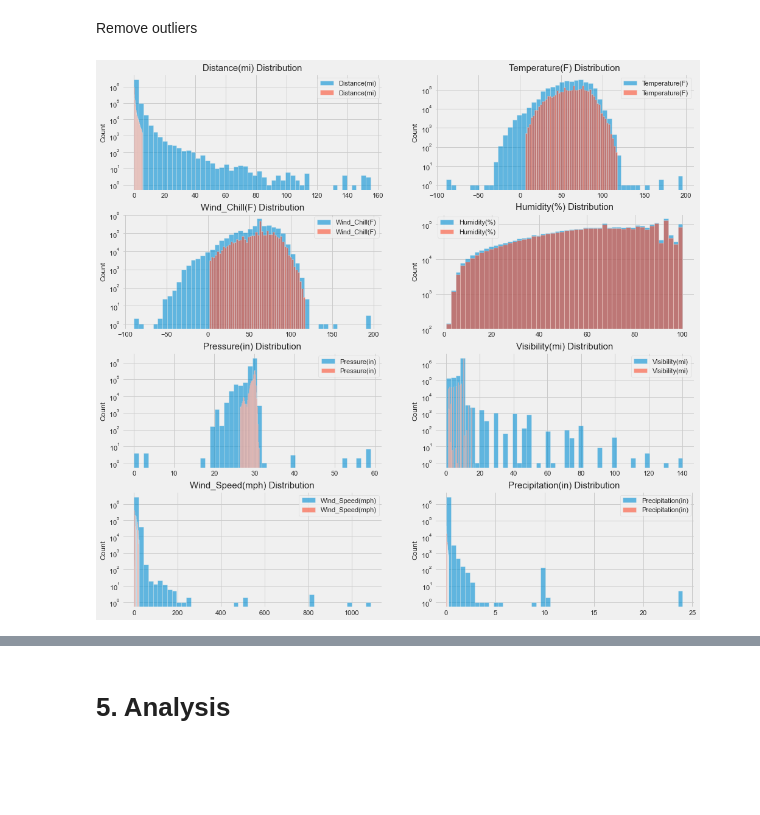
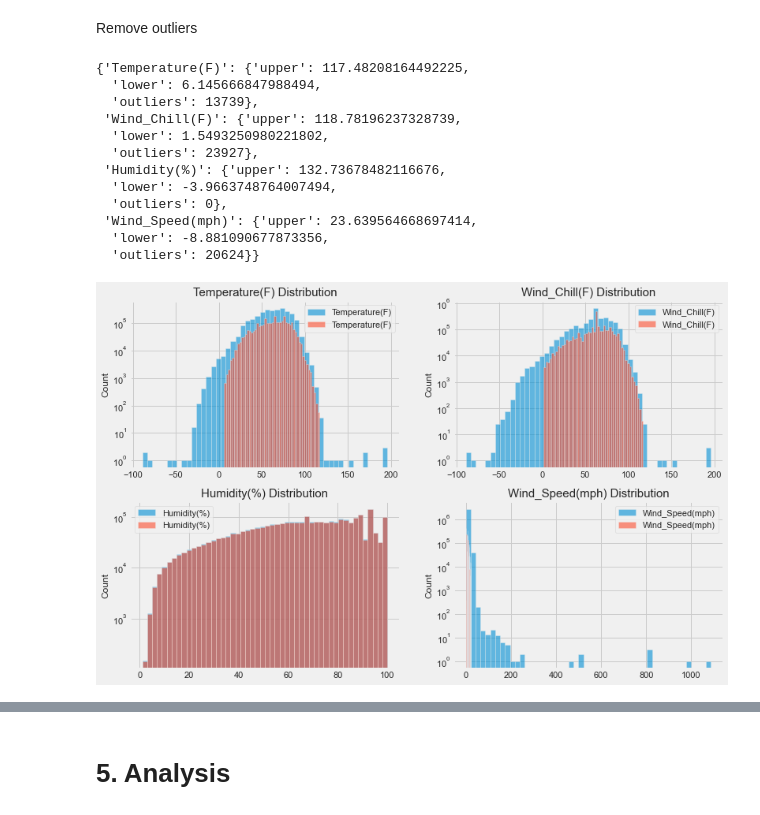
Before and after one commit to lyubol/Exploratory-Data-Analysis, a Jupyter notebook: EDA - US Accidents/US Accidents-checkpoint.ipynb, the cells around one changed output, grey strips where cells are left out. Drawn from its saved outputs; the diff is of its cells as text; code cells hidden in the pictures; blank space fills up the shorter version.

Commit message:
Updates to section 4 - Outliers

```diff
--- a/EDA - US Accidents/US Accidents-checkpoint.ipynb
+++ b/EDA - US Accidents/US Accidents-checkpoint.ipynb
@@ -552,0 +562,3 @@ We can see that there are some <b>absurd observations</b> like:
+# %%
+for column in numeric_columns:
+    print(f"{column}: Max: {df[column].max()}, Min: {df[column].min()}")
@@ -573,49 +594,56 @@ Remove outliers
 outliers_bounderies = {}
 
 for column in numeric_columns:
-    outliers_bounderies[column] = {
-        "upper":detect_outliers(df, column, 3)[0],
-        "lower":detect_outliers(df, column, 3)[1],
-        "outliers":(
-            df[column].count() -
-            df[(df[column] > detect_outliers(df, column, 3)[1]) &
-            (df[column] < detect_outliers(df, column, 3)[0])][column].count()
-        )
-    }
+    if column not in ["Distance(mi)", "Pressure(in)", "Precipitation(in)", "Visibility(mi)"]:
+        outliers_bounderies[column] = {
+            "upper":detect_outliers(df, column, 3)[0],
+            "lower":detect_outliers(df, column, 3)[1],
+            "outliers":(
+                df[column].count() -
+                df[(df[column] > detect_outliers(df, column, 3)[1]) &
+                (df[column] < detect_outliers(df, column, 3)[0])][column].count()
+            )
+        }
 
 df_with_outliers = df.copy()
 
 # Remove outliers based on the calculated lower and upper bounderies
 for i in outliers_bounderies:
     df = df[(df[i] > outliers_bounderies[i]["lower"]) & (df[i] < outliers_bounderies[i]["upper"])]
+# %%
+# Check the output of the "detect_outliers" function
+outliers_bounderies
+# %% [output]
+{'Temperature(F)': {'upper': 117.48208164492225,
+  'lower': 6.145666847988494,
+  'outliers': 13739},
+ 'Wind_Chill(F)': {'upper': 118.78196237328739,
+  'lower': 1.5493250980221802,
+  'outliers': 23927},
+ 'Humidity(%)': {'upper': 132.73678482116676,
+  'lower': -3.9663748764007494,
+  'outliers': 0},
+ 'Wind_Speed(mph)': {'upper': 23.639564668697414,
+  'lower': -8.881090677873356,
+  'outliers': 20624}}
 # %%
 # Plot all columns on a set of histograms
-plt.figure(figsize=(15, 15))
+plt.figure(figsize=(12, 8))
+
+for each in ["Distance(mi)", "Pressure(in)", "Precipitation(in)", "Visibility(mi)"]:
+    numeric_columns.remove(each)
 
 for index, column in enumerate(numeric_columns):
-    plt.subplot(4, 2, index+1)
+    plt.subplot(2, 2, index+1)
     df_with_outliers[column].hist(bins=50, label=column, alpha=0.6, log=True)
     plt.ylabel("Count", fontsize=12)
     plt.title(f"{column} Distribution", fontsize=15)
     plt.legend()
 
-    plt.subplot(4, 2, index+1)
+    plt.subplot(2, 2, index+1)
     df[column].hist(bins=50, label=column, alpha=0.6, log=True)
     plt.ylabel("Count", fontsize=12)
     plt.title(f"{column} Distribution", fontsize=15)
     plt.legend()
-
-
-# df_with_outliers['Temperature(F)'].hist(bins=50, label='Temperature(F)', alpha=0.6, log=True)
-# plt.ylabel("Count")
-# plt.title("Temperature(F) Distribution")
-# plt.legend()
-
-# # df_outliers_removed = df[(df["Temperature(F)"] > outliers_bounderies["Temperature(F)"]["lower"]) & (df["Temperature(F)"] < outliers_bounderies["Temperature(F)"]["upper"])]
-
-# df['Temperature(F)'].hist(bins=50, label='Temperature(F)', alpha=0.6, log=True)
-# plt.ylabel("Count")
-# plt.title("Temperature(F) Distribution")
-# plt.legend()
 # %% [output]
-[figure, old version]
+[figure, new version]
```
Also changed, not shown: parts of 7 cells of this notebook.
